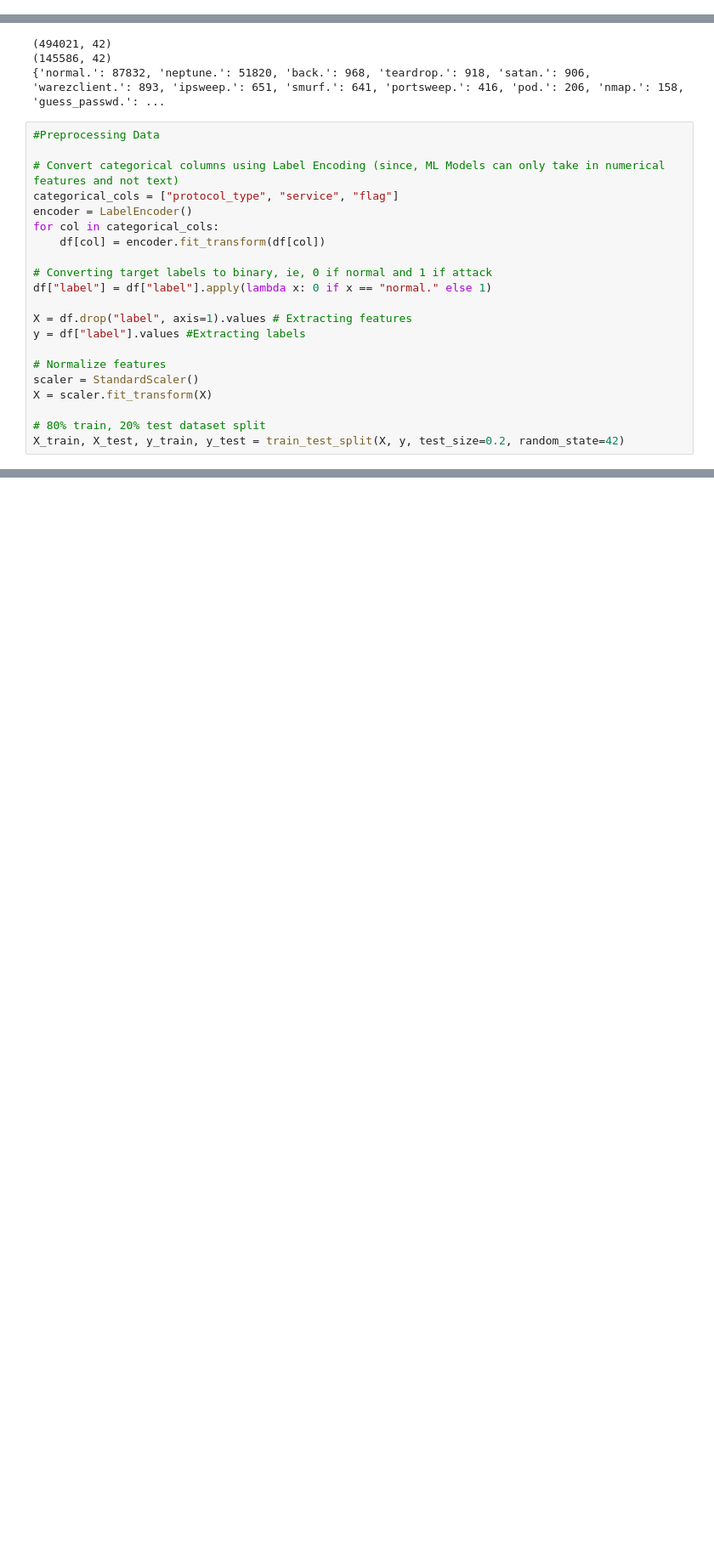
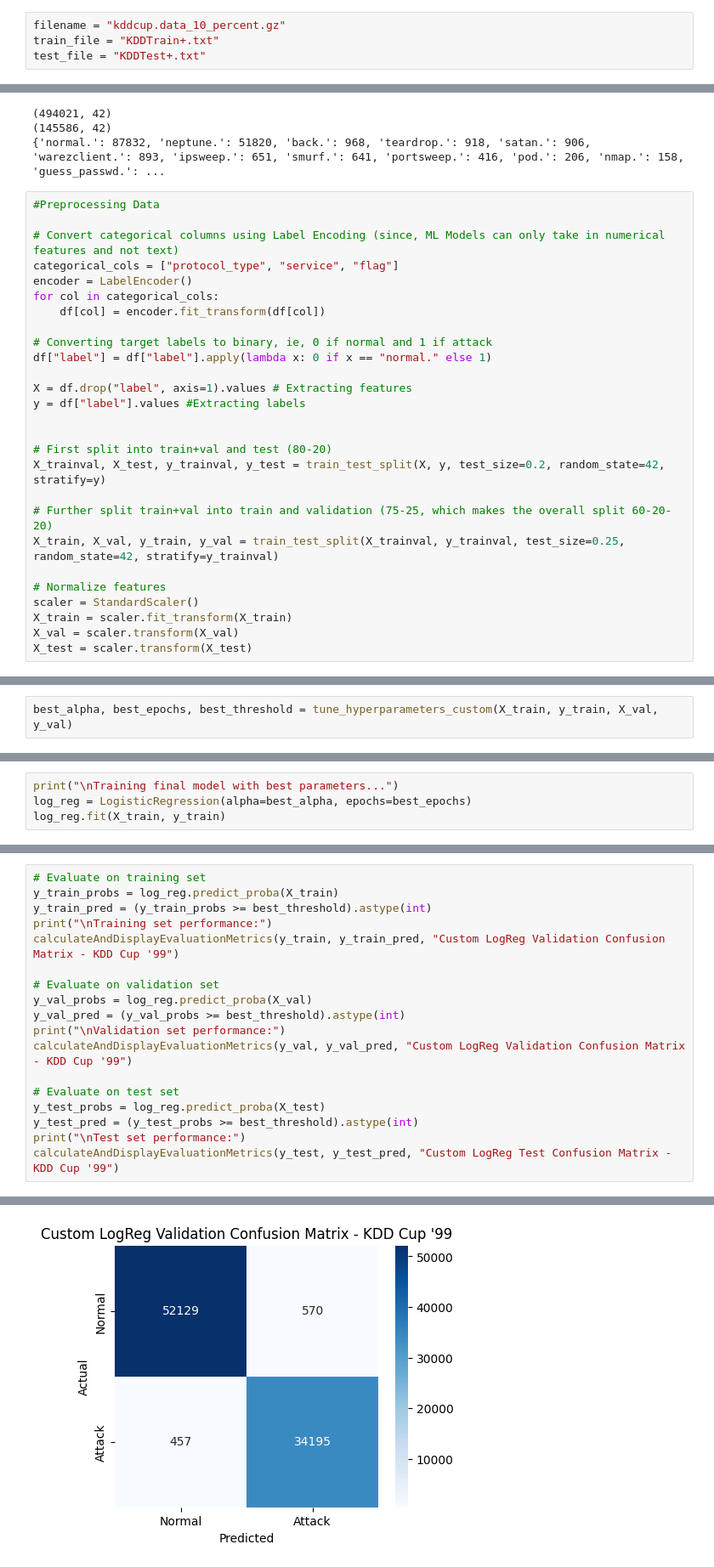
Before and after one commit to Satvik0110/Network-Intrusion-Detector, a Jupyter notebook: NID_using_LR.ipynb, the cells around one changed output, grey strips where cells are left out. Shown: that part at 85% size. Saved outputs shown, nothing was run; the diff lists cells and outputs as text; blank space fills up the shorter version.

```diff
--- a/NID_using_LR.ipynb
+++ b/NID_using_LR.ipynb
@@ -39,3 +37,7 @@ Datasets have been downloaded.
+# %%
+filename = "kddcup.data_10_percent.gz"
+train_file = "KDDTrain+.txt"
+test_file = "KDDTest+.txt"
 # %%
 #Custom Logistic Regression Class
 class LogisticRegression():
@@ -173,9 +245,15 @@ df["label"] = df["label"].apply(lambda x: 0 if x == "normal." else 1)
 X = df.drop("label", axis=1).values # Extracting features
 y = df["label"].values #Extracting labels
 
+
+# First split into train+val and test (80-20)
+X_trainval, X_test, y_trainval, y_test = train_test_split(X, y, test_size=0.2, random_state=42, stratify=y)
+
+# Further split train+val into train and validation (75-25, which makes the overall split 60-20-20)
+X_train, X_val, y_train, y_val = train_test_split(X_trainval, y_trainval, test_size=0.25, random_state=42, stratify=y_trainval)
+
 # Normalize features
 scaler = StandardScaler()
-X = scaler.fit_transform(X)
-
-# 80% train, 20% test dataset split
-X_train, X_test, y_train, y_test = train_test_split(X, y, test_size=0.2, random_state=42)
+X_train = scaler.fit_transform(X_train)
+X_val = scaler.transform(X_val)
+X_test = scaler.transform(X_test)
@@ -217,0 +260,2 @@ F1 Score: 0.9699
+# %%
+best_alpha, best_epochs, best_threshold = tune_hyperparameters_custom(X_train, y_train, X_val, y_val)
@@ -217,0 +287,4 @@ F1 Score: 0.9699
+# %%
+print("\nTraining final model with best parameters...")
+log_reg = LogisticRegression(alpha=best_alpha, epochs=best_epochs)
+log_reg.fit(X_train, y_train)
@@ -217,0 +293,19 @@ F1 Score: 0.9699
+# %%
+# Evaluate on training set
+y_train_probs = log_reg.predict_proba(X_train)
+y_train_pred = (y_train_probs >= best_threshold).astype(int)
+print("\nTraining set performance:")
+calculateAndDisplayEvaluationMetrics(y_train, y_train_pred, "Custom LogReg Validation Confusion Matrix - KDD Cup '99")
+
+# Evaluate on validation set
+y_val_probs = log_reg.predict_proba(X_val)
+y_val_pred = (y_val_probs >= best_threshold).astype(int)
+print("\nValidation set performance:")
+calculateAndDisplayEvaluationMetrics(y_val, y_val_pred, "Custom LogReg Validation Confusion Matrix - KDD Cup '99")
+
+# Evaluate on test set
+y_test_probs = log_reg.predict_proba(X_test)
+y_test_pred = (y_test_probs >= best_threshold).astype(int)
+print("\nTest set performance:")
+calculateAndDisplayEvaluationMetrics(y_test, y_test_pred, "Custom LogReg Test Confusion Matrix - KDD Cup '99")
+# %% [output]
@@ -217,0 +317 @@ F1 Score: 0.9699
+[figure, added]
```
Also changed, not shown: parts of 18 cells of this notebook, 1 other file.
